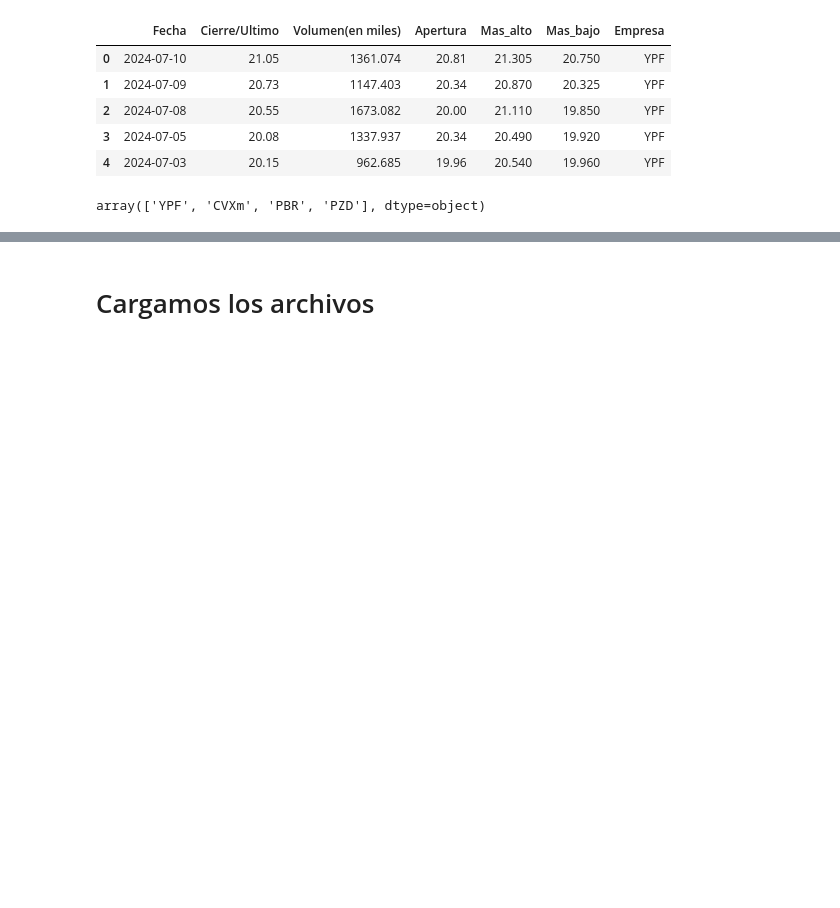
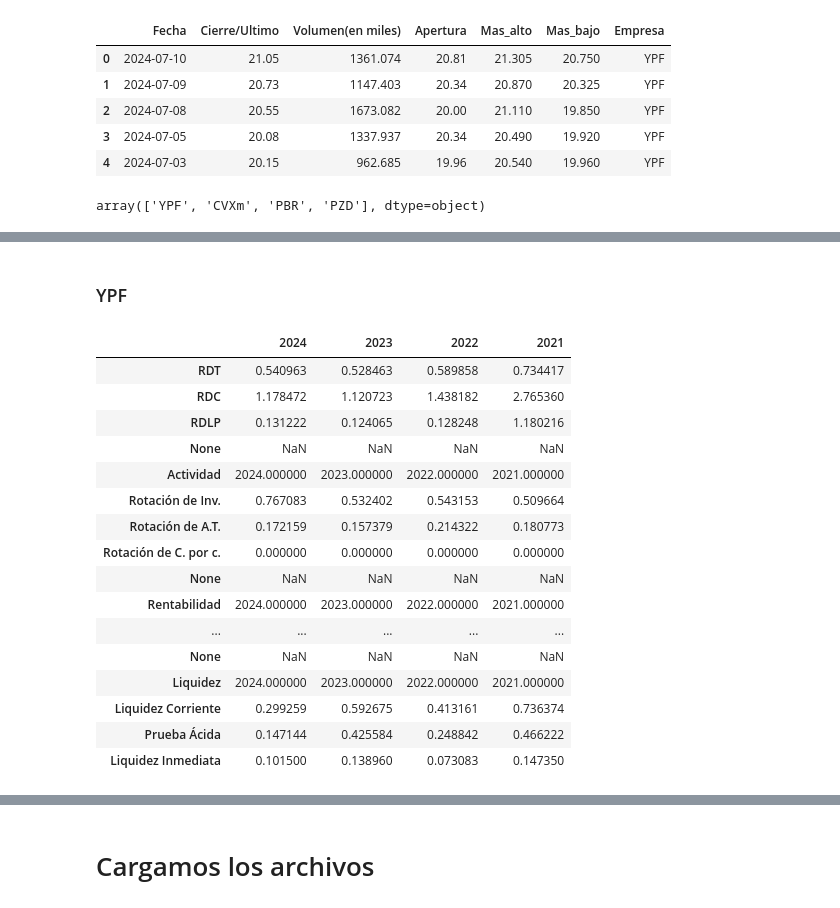
Before and after one commit to No-Country-simulation/c19-108-m-data-bi, a Jupyter notebook: notebooks/ETL.ipynb, the cells around one changed output, grey strips where cells are left out. Cells and saved outputs as stored; diff of their text form; code cells hidden in the pictures; blank space fills up the shorter version.

```diff
--- a/notebooks/ETL.ipynb
+++ b/notebooks/ETL.ipynb
@@ -87,3 +101,5 @@ world_prod = pd.read_parquet('../raw/Yearbook_world_production.parquet')
+# %%
+ypf_ratios = pd.read_parquet('../raw/YPF_ratios.parquet')
 # %% [markdown]
 # ETL
 # %% [markdown]
@@ -1301,0 +1614,22 @@ array(['YPF', 'CVXm', 'PBR', 'PZD'], dtype=object)
+# %% [markdown]
+### YPF
+# %%
+ypf_ratios
+# %% [output]
+|  | 2024 | 2023 | 2022 | 2021 |
+| RDT | 0.540963 | 0.528463 | 0.589858 | 0.734417 |
+| RDC | 1.178472 | 1.120723 | 1.438182 | 2.765360 |
+| RDLP | 0.131222 | 0.124065 | 0.128248 | 1.180216 |
+| None | NaN | NaN | NaN | NaN |
+| Actividad | 2024.000000 | 2023.000000 | 2022.000000 | 2021.000000 |
+| Rotación de Inv. | 0.767083 | 0.532402 | 0.543153 | 0.509664 |
+| Rotación de A.T. | 0.172159 | 0.157379 | 0.214322 | 0.180773 |
+| Rotación de C. por c. | 0.000000 | 0.000000 | 0.000000 | 0.000000 |
+| None | NaN | NaN | NaN | NaN |
+| Rentabilidad | 2024.000000 | 2023.000000 | 2022.000000 | 2021.000000 |
+| ... | ... | ... | ... | ... |
+| None | NaN | NaN | NaN | NaN |
+| Liquidez | 2024.000000 | 2023.000000 | 2022.000000 | 2021.000000 |
+| Liquidez Corriente | 0.299259 | 0.592675 | 0.413161 | 0.736374 |
+| Prueba Ácida | 0.147144 | 0.425584 | 0.248842 | 0.466222 |
+| Liquidez Inmediata | 0.101500 | 0.138960 | 0.073083 | 0.147350 |
```
Also changed, not shown: parts of 51 cells of this notebook, 22 other files.
